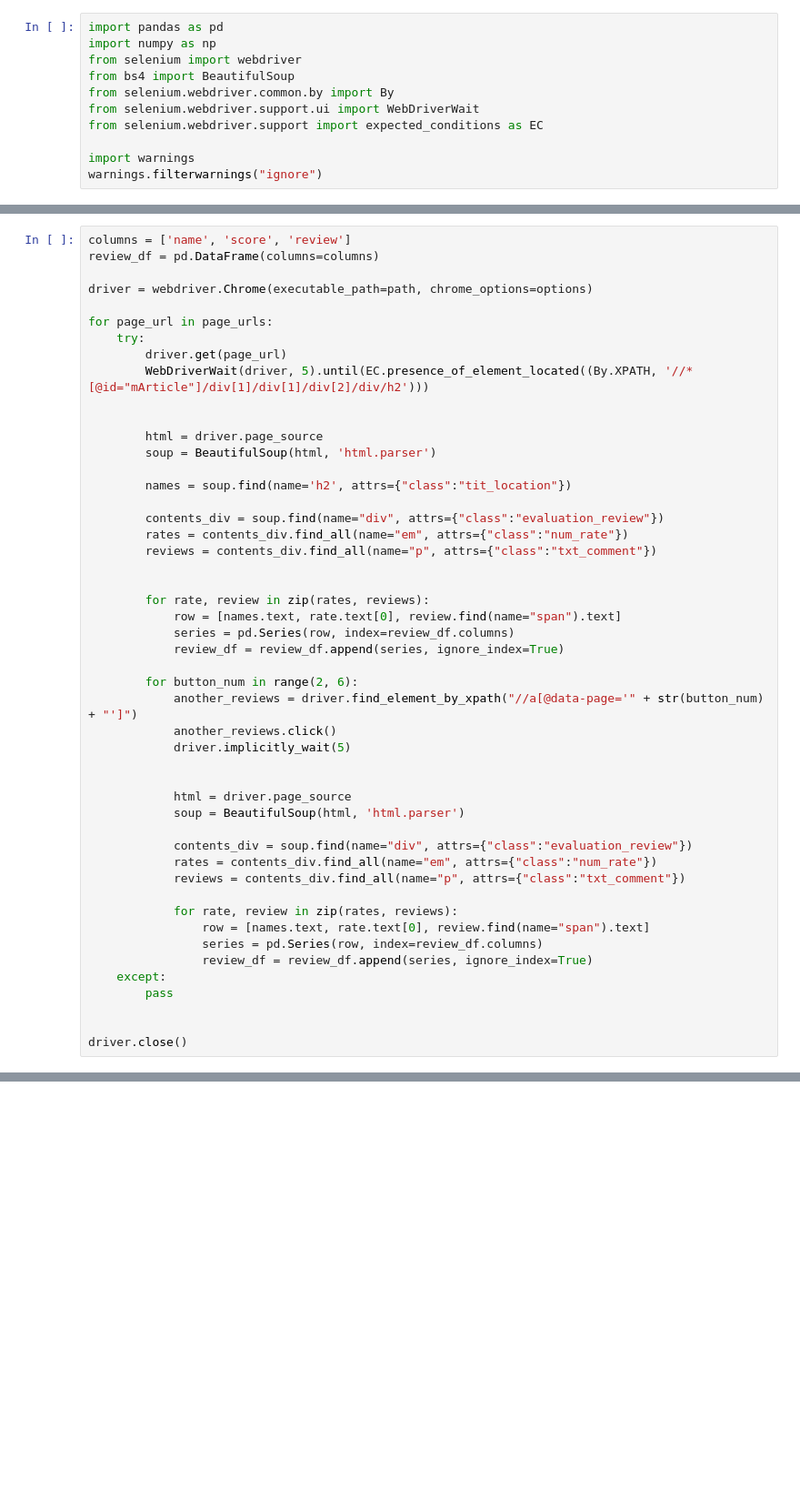
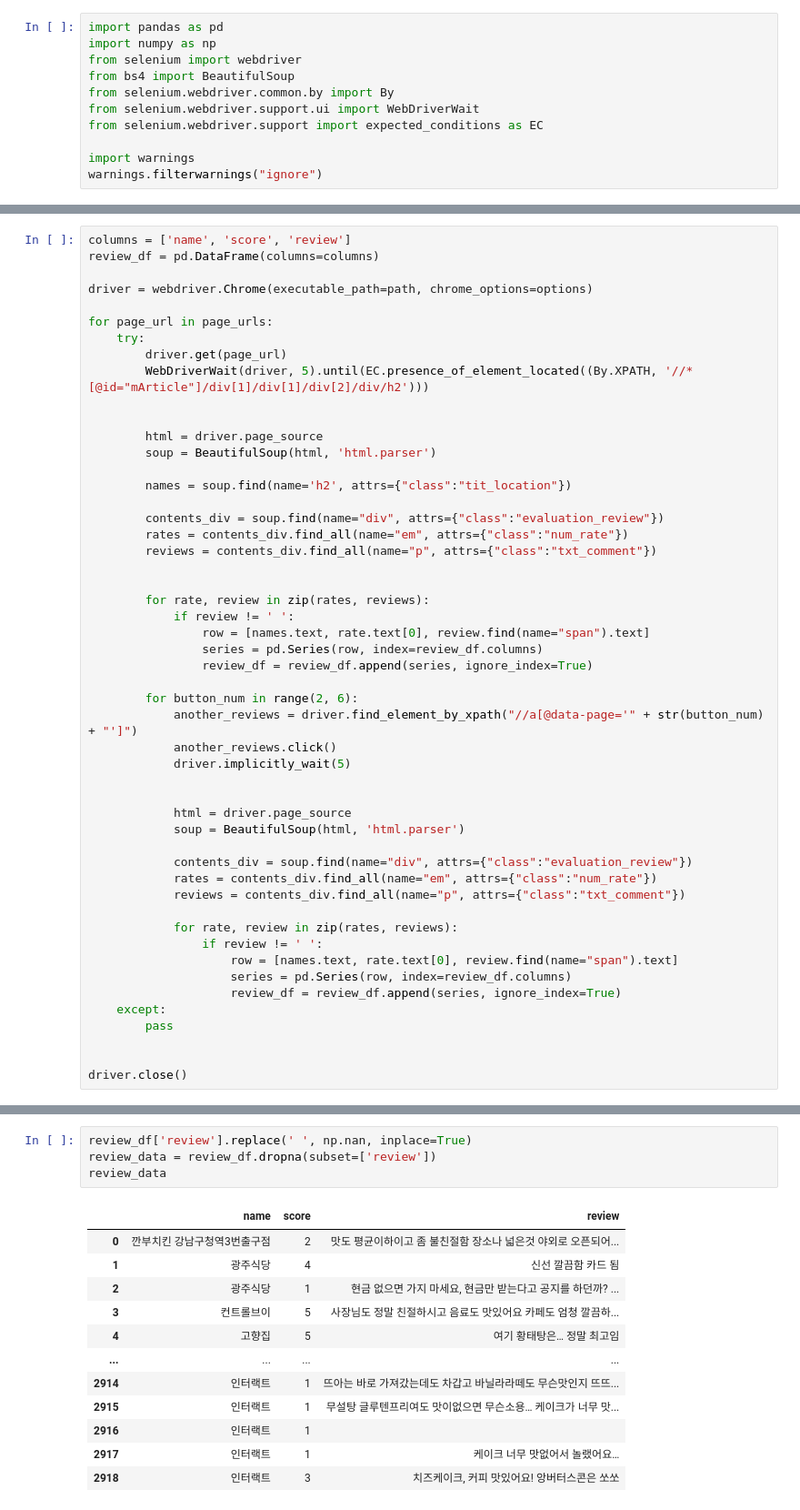
Before and after one commit to ethan528/Python, a Jupyter notebook: 비정형 데이터 활용 분석/비정형 데이터 크롤링.ipynb, the cells around one changed output, grey strips where cells are left out. Shown at 91% size. Cells and saved outputs as stored; diff of their text form; blank space fills up the shorter version.

```diff
--- a/비정형 데이터 활용 분석/비정형 데이터 크롤링.ipynb
+++ b/비정형 데이터 활용 분석/비정형 데이터 크롤링.ipynb
@@ -103,9 +103,10 @@ for page_url in page_urls:
 
 
         for rate, review in zip(rates, reviews):
-            row = [names.text, rate.text[0], review.find(name="span").text]
-            series = pd.Series(row, index=review_df.columns)
-            review_df = review_df.append(series, ignore_index=True)
+            if review != ' ':
+                row = [names.text, rate.text[0], review.find(name="span").text]
+                series = pd.Series(row, index=review_df.columns)
+                review_df = review_df.append(series, ignore_index=True)
 
         for button_num in range(2, 6):
             another_reviews = driver.find_element_by_xpath("//a[@data-page='" + str(button_num) + "']")
@@ -121,9 +122,10 @@ for page_url in page_urls:
             reviews = contents_div.find_all(name="p", attrs={"class":"txt_comment"})
 
             for rate, review in zip(rates, reviews):
-                row = [names.text, rate.text[0], review.find(name="span").text]
-                series = pd.Series(row, index=review_df.columns)
-                review_df = review_df.append(series, ignore_index=True)
+                if review != ' ':
+                    row = [names.text, rate.text[0], review.find(name="span").text]
+                    series = pd.Series(row, index=review_df.columns)
+                    review_df = review_df.append(series, ignore_index=True)
     except:
         pass
 
@@ -147,0 +134,17 @@ review_df
+# %%
+review_df['review'].replace(' ', np.nan, inplace=True)
+review_data = review_df.dropna(subset=['review'])
+review_data
+# %% [output]
+|  | name | score | review |
+| 0 | 깐부치킨 강남구청역3번출구점 | 2 | 맛도 평균이하이고 좀 불친절함 장소나 넓은것 야외로 오픈되어... |
+| 1 | 광주식당 | 4 | 신선 깔끔함 카드 됨 |
+| 2 | 광주식당 | 1 | 현금 없으면 가지 마세요, 현금만 받는다고 공지를 하던까? ... |
+| 3 | 컨트롤브이 | 5 | 사장님도 정말 친절하시고 음료도 맛있어요 카페도 엄청 깔끔하... |
+| 4 | 고향집 | 5 | 여기 황태탕은… 정말 최고임 |
+| ... | ... | ... | ... |
+| 2914 | 인터랙트 | 1 | 뜨아는 바로 가져갔는데도 차갑고 바닐라라떼도 무슨맛인지 뜨뜨... |
+| 2915 | 인터랙트 | 1 | 무설탕 글루텐프리여도 맛이없으면 무슨소용… 케이크가 너무 맛... |
+| 2916 | 인터랙트 | 1 |  |
+| 2917 | 인터랙트 | 1 | 케이크 너무 맛없어서 놀랬어요… |
+| 2918 | 인터랙트 | 3 | 치즈케이크, 커피 맛있어요! 앙버터스콘은 쏘쏘 |
```
Also changed, not shown: parts of 5 cells of this notebook, 4 other files.
